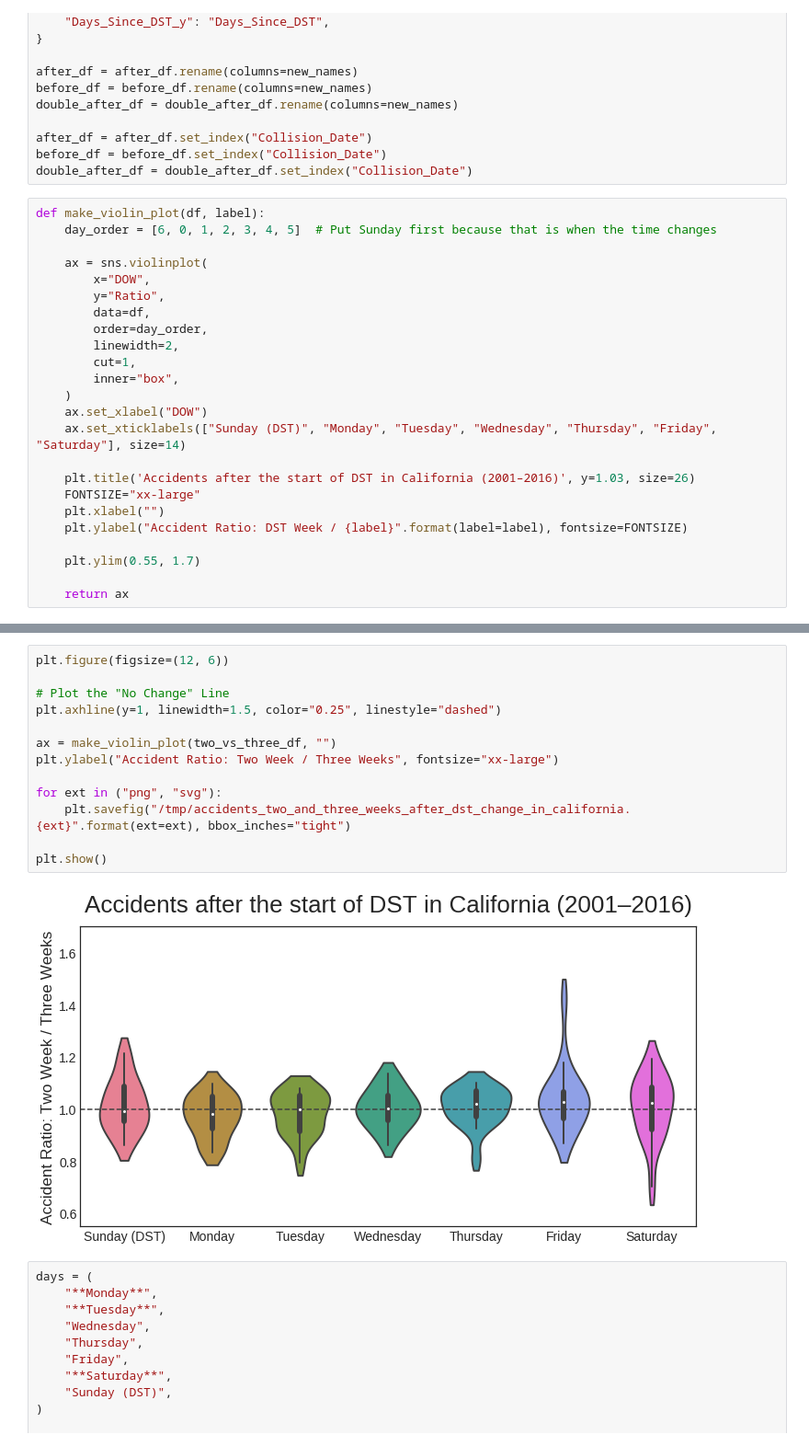
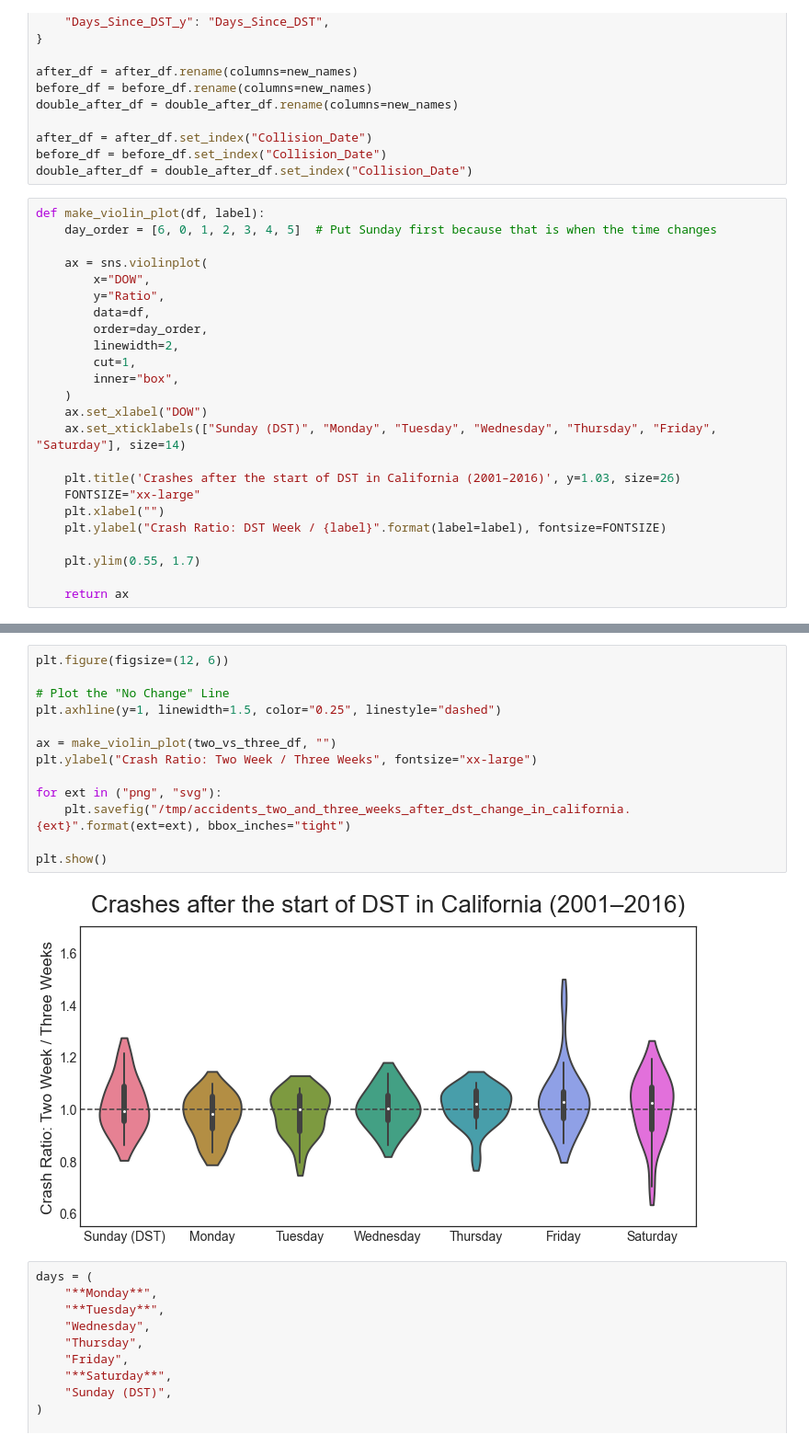
Before and after one commit to agude/agude.github.io, a Jupyter notebook: files/switrs-dst/SWITRS Daylight Saving Time Crashes.ipynb, the cells around one changed output, grey strips where cells are left out. Shown at 92% size. Cells and saved outputs as stored; diff of their text form.

Commit message:
Move from "Accident" to "crash" or "collision"
People have agency, they crash cars, not "have accidents".

```diff
--- a/files/switrs-dst/SWITRS Daylight Saving Time Crashes.ipynb
+++ b/files/switrs-dst/SWITRS Daylight Saving Time Crashes.ipynb
@@ -189,10 +189,10 @@ def make_violin_plot(df, label):
     ax.set_xlabel("DOW")
     ax.set_xticklabels(["Sunday (DST)", "Monday", "Tuesday", "Wednesday", "Thursday", "Friday", "Saturday"], size=14)
 
-    plt.title('Accidents after the start of DST in California (2001–2016)', y=1.03, size=26)
+    plt.title('Crashes after the start of DST in California (2001–2016)', y=1.03, size=26)
     FONTSIZE="xx-large"
     plt.xlabel("")
-    plt.ylabel("Accident Ratio: DST Week / {label}".format(label=label), fontsize=FONTSIZE)
+    plt.ylabel("Crash Ratio: DST Week / {label}".format(label=label), fontsize=FONTSIZE)
 
     plt.ylim(0.55, 1.7)
 
@@ -257,18 +257,18 @@ plt.show()
 # %%
 plt.figure(figsize=(12, 6))
 
 # Plot the "No Change" Line
 plt.axhline(y=1, linewidth=1.5, color="0.25", linestyle="dashed")
 
 ax = make_violin_plot(two_vs_three_df, "")
-plt.ylabel("Accident Ratio: Two Week / Three Weeks", fontsize="xx-large")
+plt.ylabel("Crash Ratio: Two Week / Three Weeks", fontsize="xx-large")
 
 for ext in ("png", "svg"):
     plt.savefig("/tmp/accidents_two_and_three_weeks_after_dst_change_in_california.{ext}".format(ext=ext), bbox_inches="tight")
 
 plt.show()
 # %% [output]
-[figure, old version]
+[figure, new version]
 # %%
 days = (
     "**Monday**",
```
Also changed, not shown: parts of 4 cells of this notebook, 28 other files.
